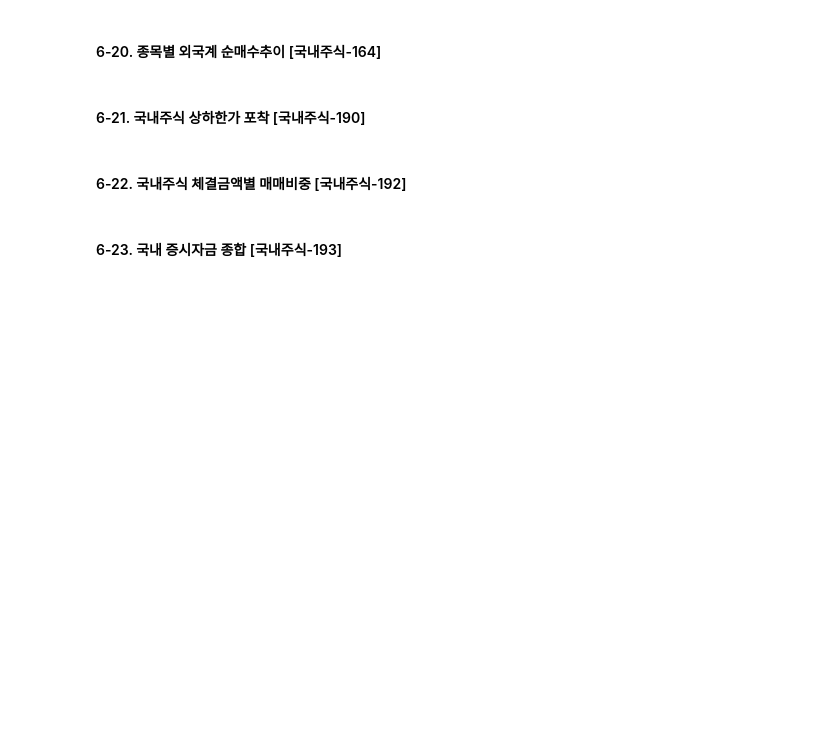
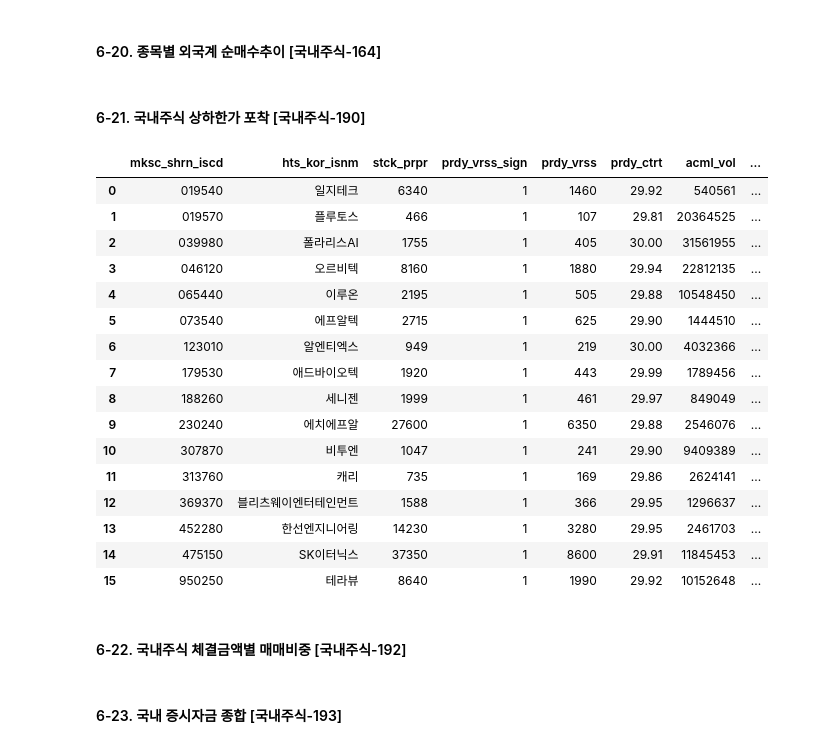
Before and after one commit to wye-jung/blsh, a Jupyter notebook: nb/kis_domestic_stock.ipynb, the cells around one changed output. Drawn from its saved outputs; the diff is of its cells as text; code cells hidden in the pictures; blank space fills up the shorter version.

```diff
--- a/nb/kis_domestic_stock.ipynb
+++ b/nb/kis_domestic_stock.ipynb
@@ -1787,14 +1807,32 @@ ds.frgnmem_pchs_trend(
 # %%
 ##############################################################################################
 # [국내주식] 시세분석 > 국내주식 상하한가 포착 [국내주식-190]
 ##############################################################################################
 ds.capture_uplowprice(
     fid_cond_mrkt_div_code="J",
-    fid_cond_scr_div_code="20171",
+    fid_cond_scr_div_code="11300",
     fid_prc_cls_code="0",
     fid_div_cls_code="0",
-    fid_input_iscd="005930"
+    fid_input_iscd="0000"
 )
+# %% [output]
+|  | mksc_shrn_iscd | hts_kor_isnm | stck_prpr | prdy_vrss_sign | prdy_vrss | prdy_ctrt | acml_vol | ... |
+| 0 | 019540 | 일지테크 | 6340 | 1 | 1460 | 29.92 | 540561 | ... |
+| 1 | 019570 | 플루토스 | 466 | 1 | 107 | 29.81 | 20364525 | ... |
+| 2 | 039980 | 폴라리스AI | 1755 | 1 | 405 | 30.00 | 31561955 | ... |
+| 3 | 046120 | 오르비텍 | 8160 | 1 | 1880 | 29.94 | 22812135 | ... |
+| 4 | 065440 | 이루온 | 2195 | 1 | 505 | 29.88 | 10548450 | ... |
+| 5 | 073540 | 에프알텍 | 2715 | 1 | 625 | 29.90 | 1444510 | ... |
+| 6 | 123010 | 알엔티엑스 | 949 | 1 | 219 | 30.00 | 4032366 | ... |
+| 7 | 179530 | 애드바이오텍 | 1920 | 1 | 443 | 29.99 | 1789456 | ... |
+| 8 | 188260 | 세니젠 | 1999 | 1 | 461 | 29.97 | 849049 | ... |
+| 9 | 230240 | 에치에프알 | 27600 | 1 | 6350 | 29.88 | 2546076 | ... |
+| 10 | 307870 | 비투엔 | 1047 | 1 | 241 | 29.90 | 9409389 | ... |
+| 11 | 313760 | 캐리 | 735 | 1 | 169 | 29.86 | 2624141 | ... |
+| 12 | 369370 | 블리츠웨이엔터테인먼트 | 1588 | 1 | 366 | 29.95 | 1296637 | ... |
+| 13 | 452280 | 한선엔지니어링 | 14230 | 1 | 3280 | 29.95 | 2461703 | ... |
+| 14 | 475150 | SK이터닉스 | 37350 | 1 | 8600 | 29.91 | 11845453 | ... |
+| 15 | 950250 | 테라뷰 | 8640 | 1 | 1990 | 29.92 | 10152648 | ... |
 # %% [markdown]
 #### 6-22. 국내주식 체결금액별 매매비중 [국내주식-192]
 # %%
```
Also changed, not shown: parts of 25 cells of this notebook, 37 other files.
